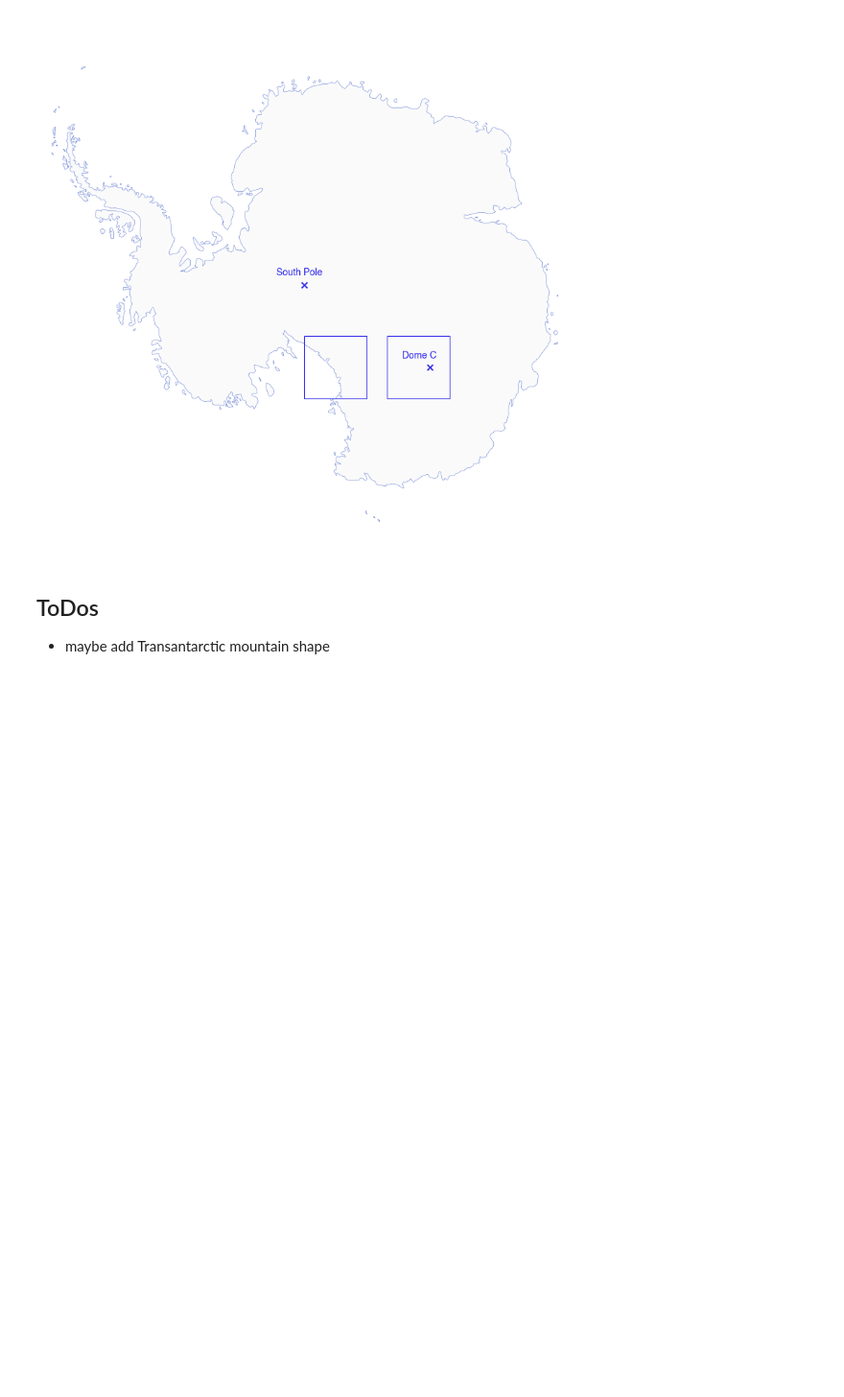
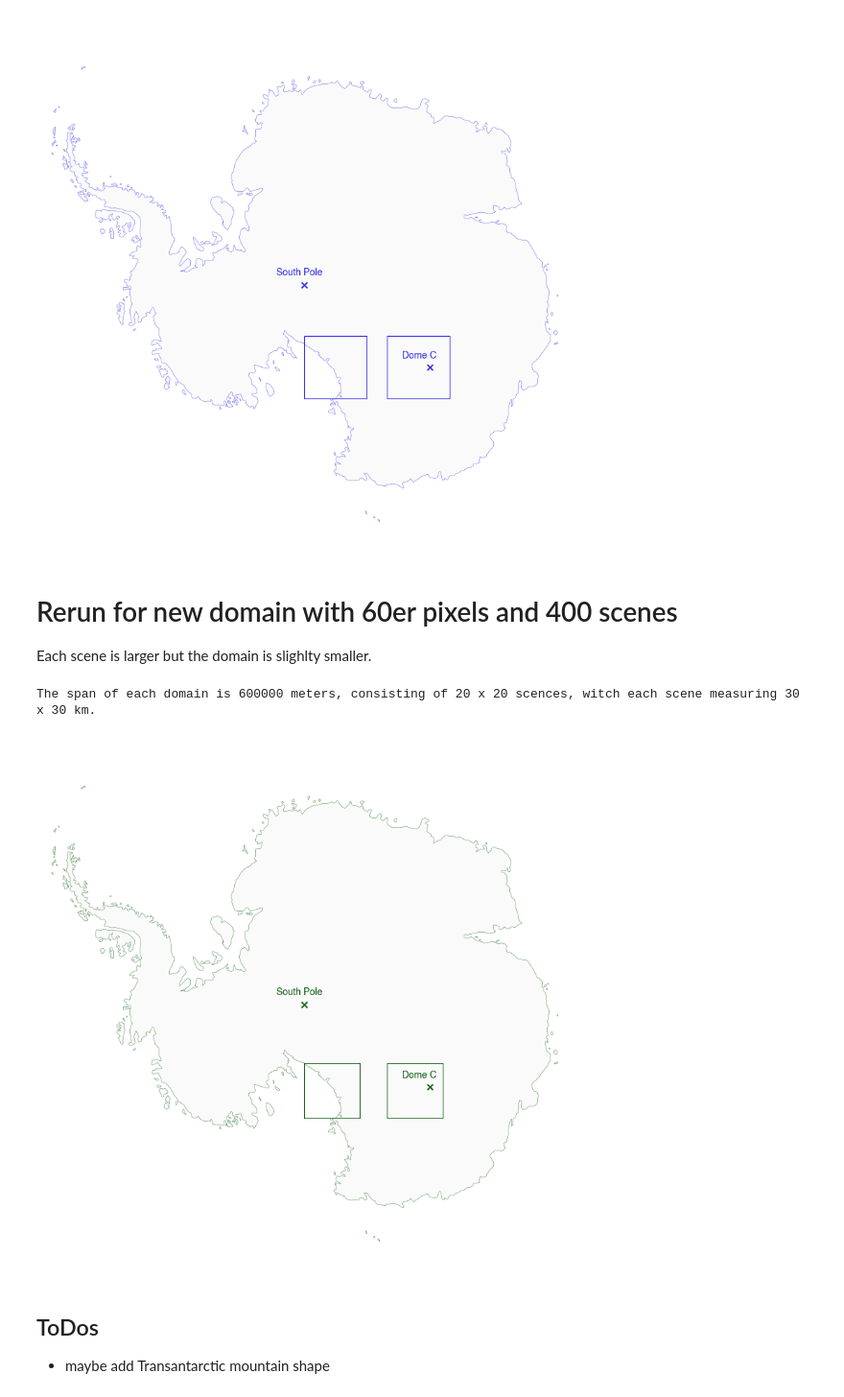
Before and after one commit to kimbente/super-resolution, a Jupyter notebook: domain_visualisation.ipynb, the cells around one changed output. Shown at 96% size. Cells and saved outputs as stored; diff of their text form; code cells hidden in the pictures; blank space fills up the shorter version.

```diff
--- a/domain_visualisation.ipynb
+++ b/domain_visualisation.ipynb
@@ -93,6 +94,84 @@ plt.annotate("South Pole", (0 - 300000, 0 + 100000), **hfont, color = '#2D27EB',
 plt.show()
 # %% [output]
 [figure]
+# %% [markdown]
+# Rerun for new domain with 60er pixels and 400 scenes
+
+Each scene is larger but the domain is slighlty smaller.
+# %%
+# 30000m per scene (30km)
+
+scene_size = 30000 # in meters
+n_scenes = 20 # scenes per row/column: 400 scences per domain
+span = scene_size * n_scenes
+print(f"The span of each domain is {span} meters, consisting of {n_scenes} x {n_scenes} scences, witch each scene measuring 30 x 30 km.")
+# %% [output]
+The span of each domain is 600000 meters, consisting of 20 x 20 scences, witch each scene measuring 30 x 30 km.
+# %%
+# Transantarctic mountains: Nimrod, Byrd, Skelton glacier, Victoria land
+# mountainous domain spanning grounded ice and floating ice.
+# stick to order: y, x
+transant_y_min = - 1232000
+transant_x_min = 3500 # changed
+transant_y_max = transant_y_min + span # -632000
+transant_x_max = transant_x_min + span
+
+# Dome C
+# lake Vostok is still further north than this domain
+domec_y_min = -1232000
+domec_x_min = 899000
+domec_y_max = domec_y_min + span
+domec_x_max = domec_x_min + span
+# %%
+# define font
+hfont = {'fontname':'Helvetica'}
+special_color = '#0B5C0E'
+
+# Initialise plot
+fig = plt.figure(figsize = [10, 10])
+ax = plt.axes(projection = ccrs.SouthPolarStereo())
+
+# restrict to over 65 lat
+ax.set_extent([-180, 180, -90, -65], ccrs.PlateCarree())
+
+# hides boundry line
+ax.axis('off')
+
+# add grey land
+ax.add_feature(cfeature.LAND, facecolor = ("#FAFAFA"), alpha = 1.0)
+
+# thin coastline lines
+ax.add_feature(cfeature.COASTLINE, edgecolor = special_color, linestyle = '-', linewidth = 0.4, alpha = 0.7)
+
+# Dome C patch
+ax.add_patch(mpatches.Rectangle(xy = [domec_x_min, domec_y_min], width = (domec_x_max - domec_x_min), height = (domec_y_max - domec_y_min),
+                                facecolor = 'none', edgecolor = special_color, linewidth = 0.8,
+                                transform = ccrs.SouthPolarStereo()))
+# Transantarctic Mountains patch
+ax.add_patch(mpatches.Rectangle(xy = [transant_x_min, transant_y_min], width = (transant_x_max - transant_x_min), height = (transant_y_max - transant_y_min),
+                                facecolor = 'none', edgecolor = special_color, linewidth = 0.8,
+                                transform = ccrs.SouthPolarStereo()))
+# Add Dome C marker
+ax.scatter(1359993, - 894443,
+         color = special_color, marker = "x",
+         transform = ccrs.SouthPolarStereo())
+
+# Add South Pole marker
+ax.scatter(0, 0,
+         color = special_color, marker = "x",
+         transform = ccrs.SouthPolarStereo())
+
+# Add Dome C label
+plt.annotate("Dome C", (1359993 - 300000, - 894443 + 100000), **hfont, color = special_color,
+             transform = ccrs.SouthPolarStereo())
+
+# Add South Pole label
+plt.annotate("South Pole", (0 - 300000, 0 + 100000), **hfont, color = special_color,
+             transform = ccrs.SouthPolarStereo())
+
+plt.show()
+# %% [output]
+[figure, added]
 # %% [markdown]
 ## ToDos
 
```
Also changed, not shown: parts of 1 cell of this notebook, 12 other files.
